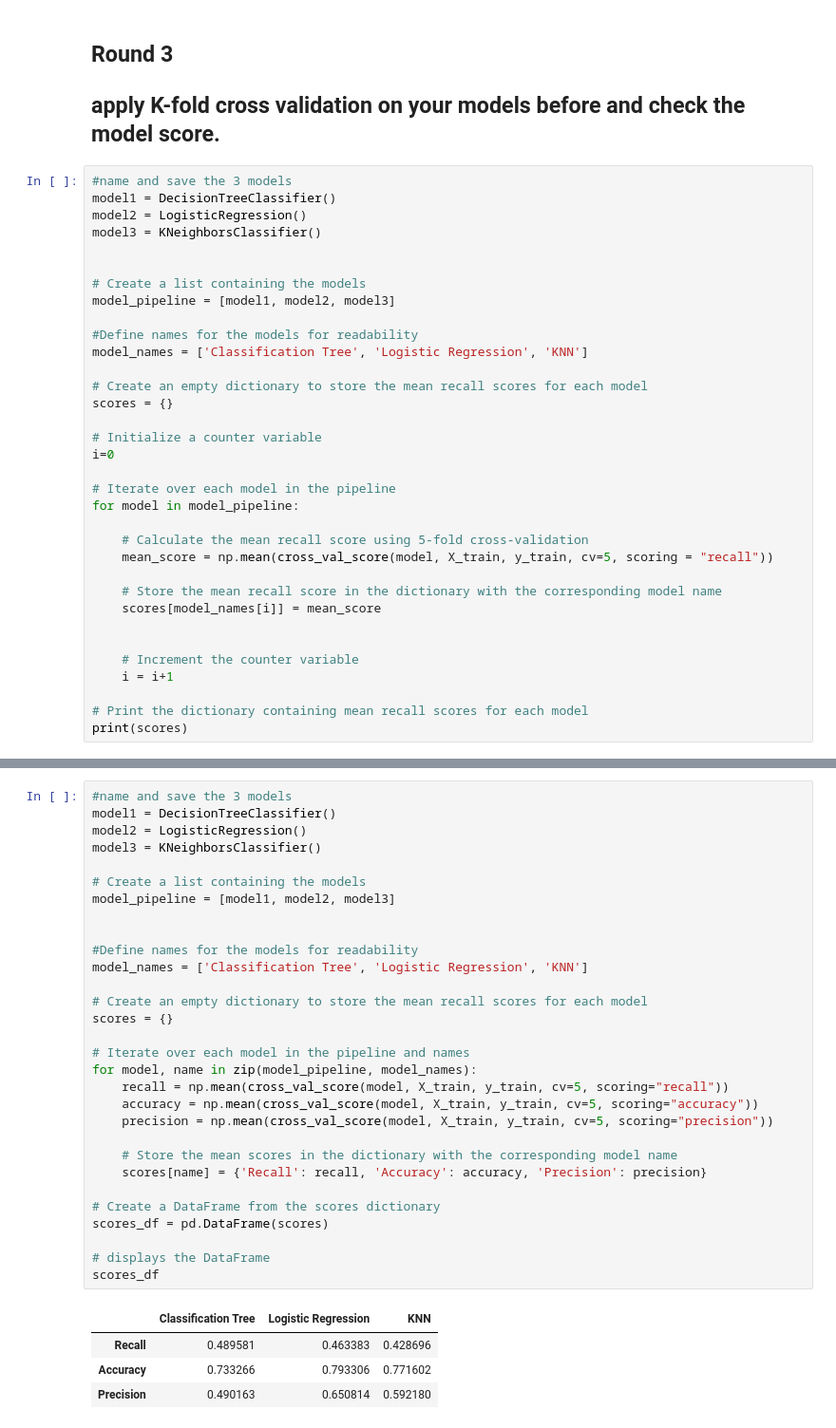
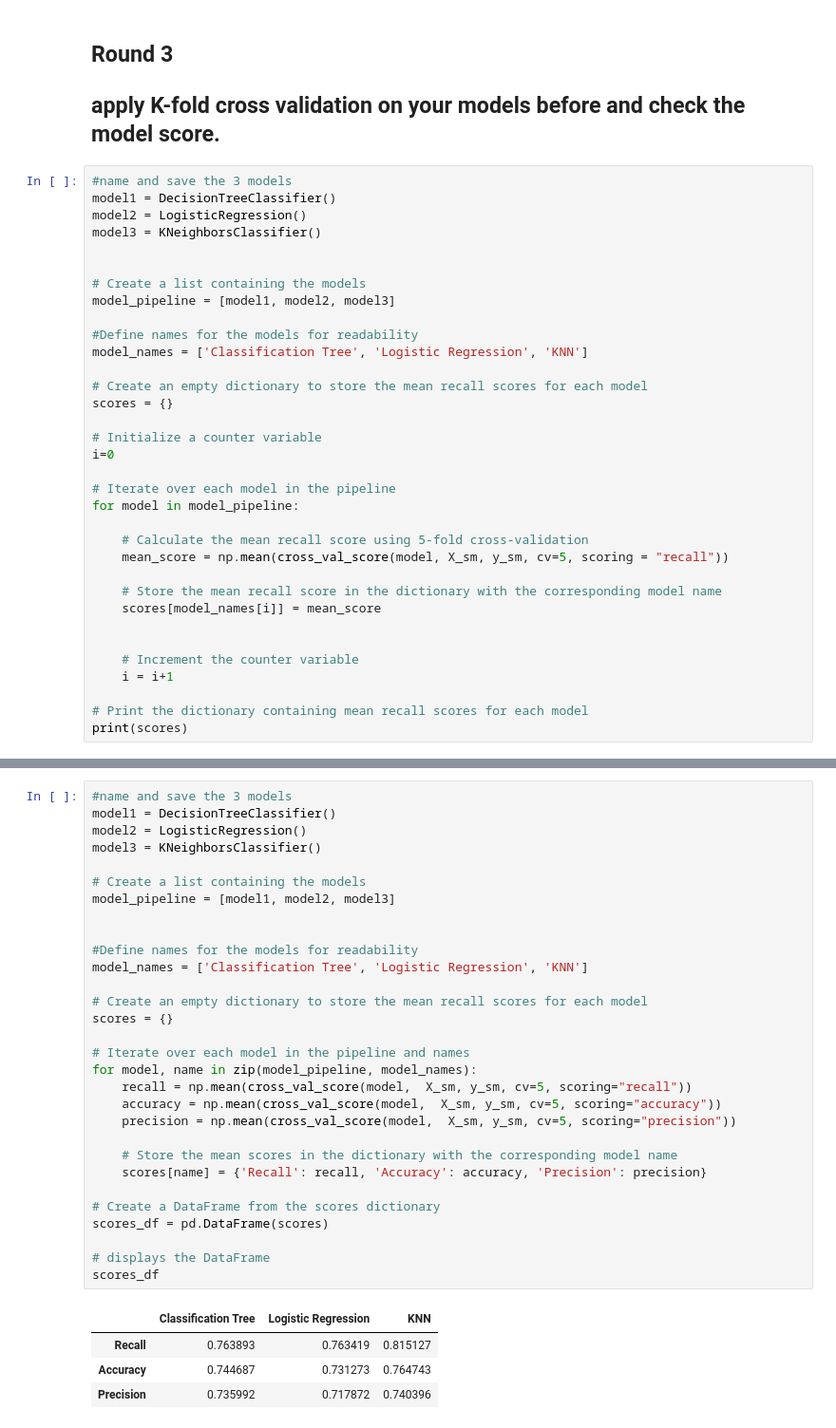
Before and after one commit to Oliviasteph5/Week-7-Models, a Jupyter notebook: Week7Day2,3&4 Lab.ipynb, the cells around one changed output, grey strips where cells are left out. Shown: that part at 95% size. Cells and saved outputs as stored; diff of their text form.

```diff
--- a/Week7Day2,3&4 Lab.ipynb
+++ b/Week7Day2,3&4 Lab.ipynb
@@ -413,7 +414,7 @@ i=0
 for model in model_pipeline:
 
     # Calculate the mean recall score using 5-fold cross-validation
-    mean_score = np.mean(cross_val_score(model, X_train, y_train, cv=5, scoring = "recall"))
+    mean_score = np.mean(cross_val_score(model, X_sm, y_sm, cv=5, scoring = "recall"))
 
     # Store the mean recall score in the dictionary with the corresponding model name
     scores[model_names[i]] = mean_score
@@ -439,35 +440,35 @@ Comparing the 3 models scores we find DecisionTreeClassifier as the model to use
 # %%
 #name and save the 3 models
 model1 = DecisionTreeClassifier()
 model2 = LogisticRegression()
 model3 = KNeighborsClassifier()
 
 # Create a list containing the models
 model_pipeline = [model1, model2, model3]
 
 
 #Define names for the models for readability
 model_names = ['Classification Tree', 'Logistic Regression', 'KNN']
 
 # Create an empty dictionary to store the mean recall scores for each model
 scores = {}
 
 # Iterate over each model in the pipeline and names
 for model, name in zip(model_pipeline, model_names):
-    recall = np.mean(cross_val_score(model, X_train, y_train, cv=5, scoring="recall"))
-    accuracy = np.mean(cross_val_score(model, X_train, y_train, cv=5, scoring="accuracy"))
-    precision = np.mean(cross_val_score(model, X_train, y_train, cv=5, scoring="precision"))
+    recall = np.mean(cross_val_score(model,  X_sm, y_sm, cv=5, scoring="recall"))
+    accuracy = np.mean(cross_val_score(model,  X_sm, y_sm, cv=5, scoring="accuracy"))
+    precision = np.mean(cross_val_score(model,  X_sm, y_sm, cv=5, scoring="precision"))
 
     # Store the mean scores in the dictionary with the corresponding model name
     scores[name] = {'Recall': recall, 'Accuracy': accuracy, 'Precision': precision}
 
 # Create a DataFrame from the scores dictionary
 scores_df = pd.DataFrame(scores)
 
 # displays the DataFrame
 scores_df
 # %% [output]
 |  | Classification Tree | Logistic Regression | KNN |
-| Recall | 0.489581 | 0.463383 | 0.428696 |
-| Accuracy | 0.733266 | 0.793306 | 0.771602 |
-| Precision | 0.490163 | 0.650814 | 0.592180 |
+| Recall | 0.763893 | 0.763419 | 0.815127 |
+| Accuracy | 0.744687 | 0.731273 | 0.764743 |
+| Precision | 0.735992 | 0.717872 | 0.740396 |
```
Also changed, not shown: parts of 5 cells of this notebook.
